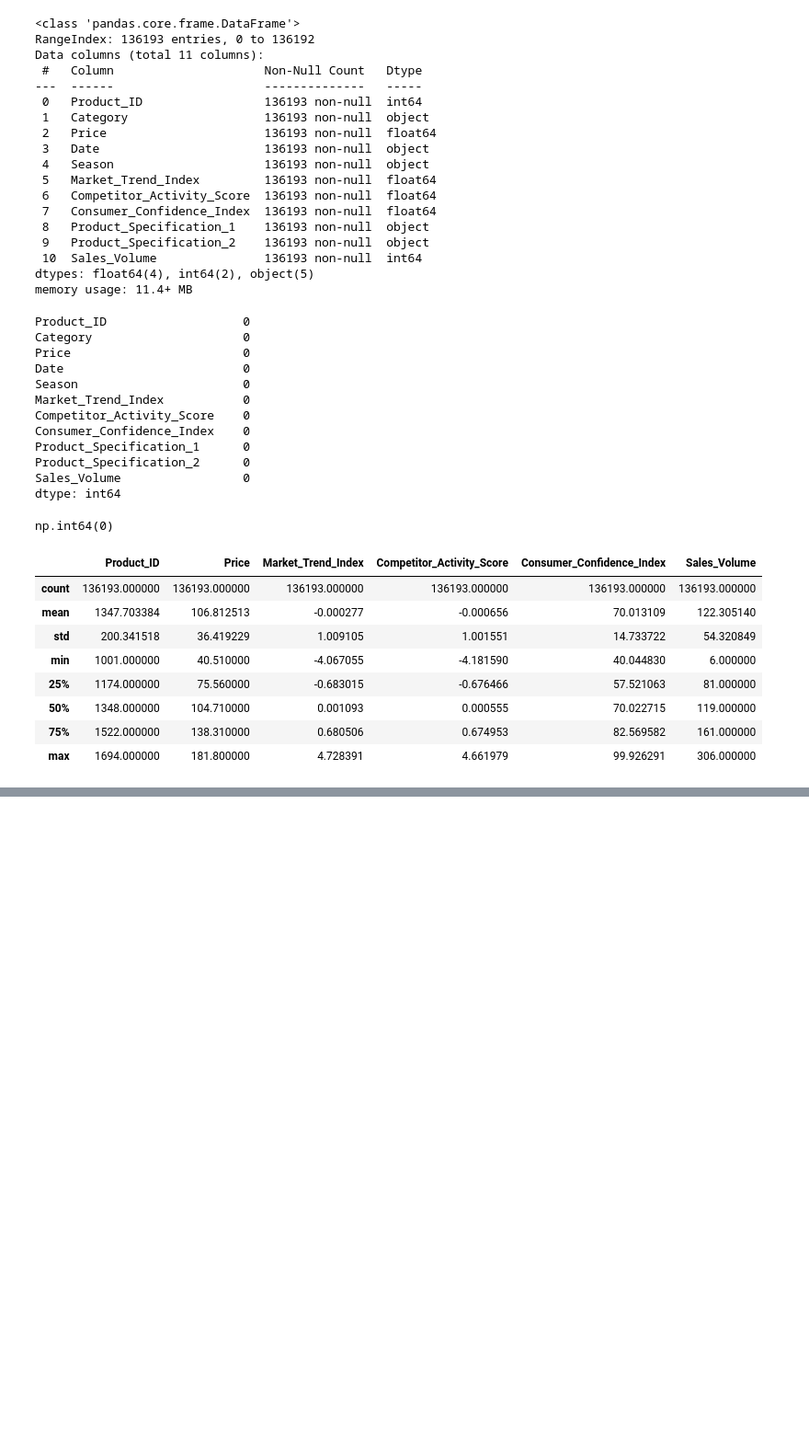
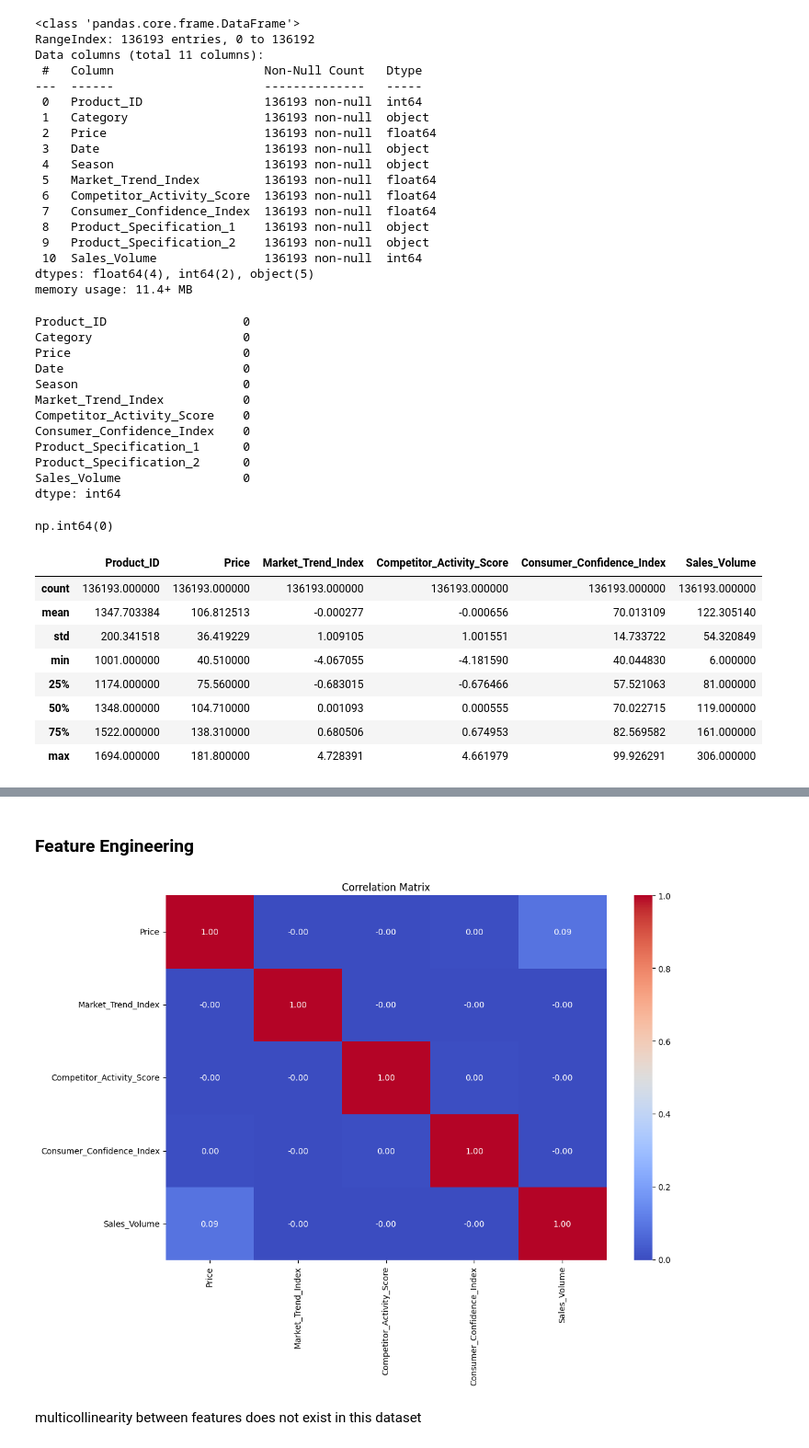
Before and after one commit to mongare70/ElectroTech-Forecasting-Data, a Jupyter notebook: DataCleaning/dataset-cleaning.ipynb, the cells around one changed output, grey strips where cells are left out. Shown: that part at 92% size. Saved outputs shown, nothing was run; the diff lists cells and outputs as text; code cells hidden in the pictures; blank space fills up the shorter version.

Commit message:
finished feature engineering

```diff
--- a/DataCleaning/dataset-cleaning.ipynb
+++ b/DataCleaning/dataset-cleaning.ipynb
@@ -97,0 +173,17 @@ data.head()
+# %% [markdown]
+### Feature Engineering
+# %%
+import matplotlib.pyplot as plt
+import seaborn as sns
+
+num_cols = data.select_dtypes(include="number")
+corr = num_cols.corr()
+
+plt.figure(figsize=(12, 8))
+sns.heatmap(corr, annot=True, fmt=".2f", cmap="coolwarm")
+plt.title("Correlation Matrix")
+plt.show()
+# %% [output]
+[figure, added]
+# %% [markdown]
+multicollinearity between features does not exist in this dataset
```
Also changed, not shown: parts of 15 cells of this notebook, 1 other file.
